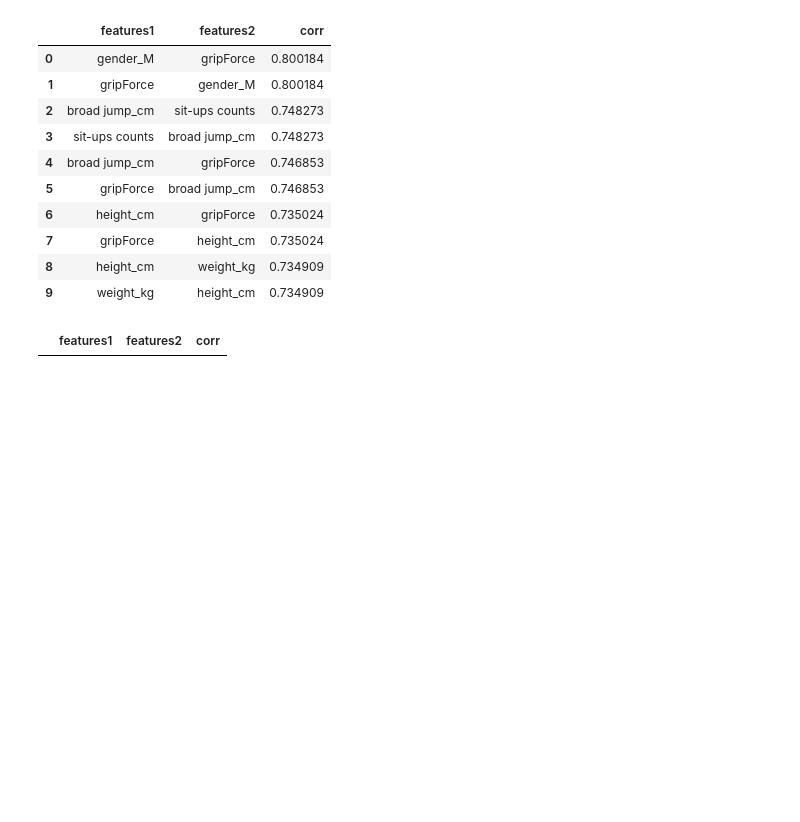
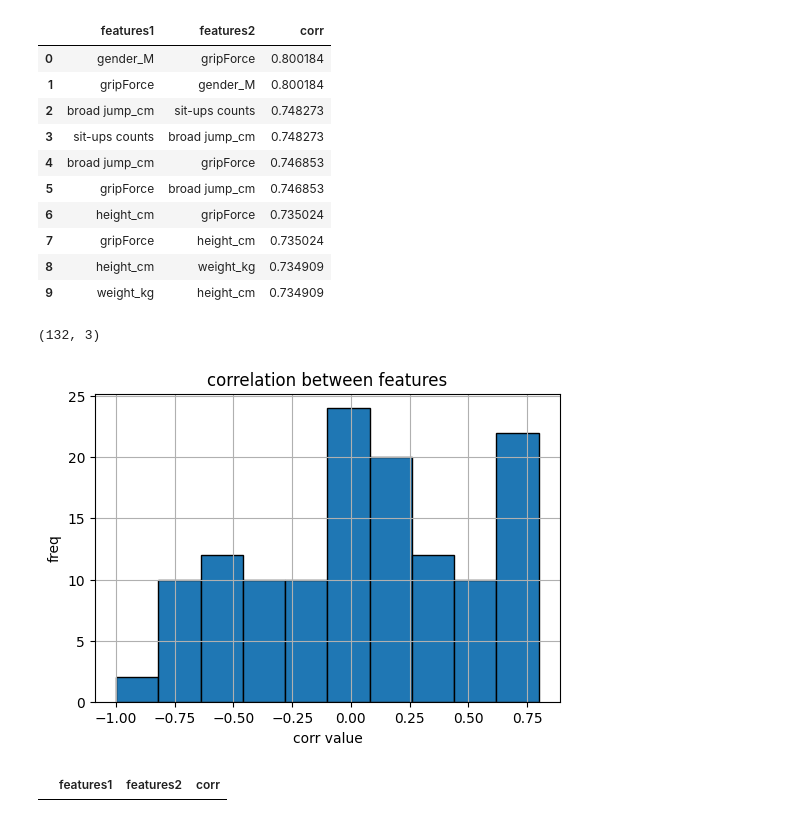
Before and after one commit to shcho11/00.Projects_2024, a Jupyter notebook: 202407_MultiClassClassifiers.ipynb, the cells around one changed output. Saved outputs shown, nothing was run; the diff lists cells and outputs as text; code cells hidden in the pictures; blank space fills up the shorter version.

```diff
--- a/202407_MultiClassClassifiers.ipynb
+++ b/202407_MultiClassClassifiers.ipynb
@@ -337,6 +340,22 @@ corr_pairs.head(10)
 | 7 | gripForce | height_cm | 0.735024 |
 | 8 | height_cm | weight_kg | 0.734909 |
 | 9 | weight_kg | height_cm | 0.734909 |
+# %%
+print(corr_pairs.shape)
+# %% [output]
+(132, 3)
+# %%
+plt.figure(figsize=(6,4))
+
+plt.hist(corr_pairs['corr'], bins=10, edgecolor='black')
+plt.title('correlation between features')
+plt.xlabel('corr value')
+plt.ylabel('freq')
+plt.grid(True)
+
+plt.show()
+# %% [output]
+[figure, added]
 # %%
 highcorr = corr_pairs[corr_pairs['corr'] > 0.9]
 highcorr
```
Also changed, not shown: parts of 22 cells of this notebook.
